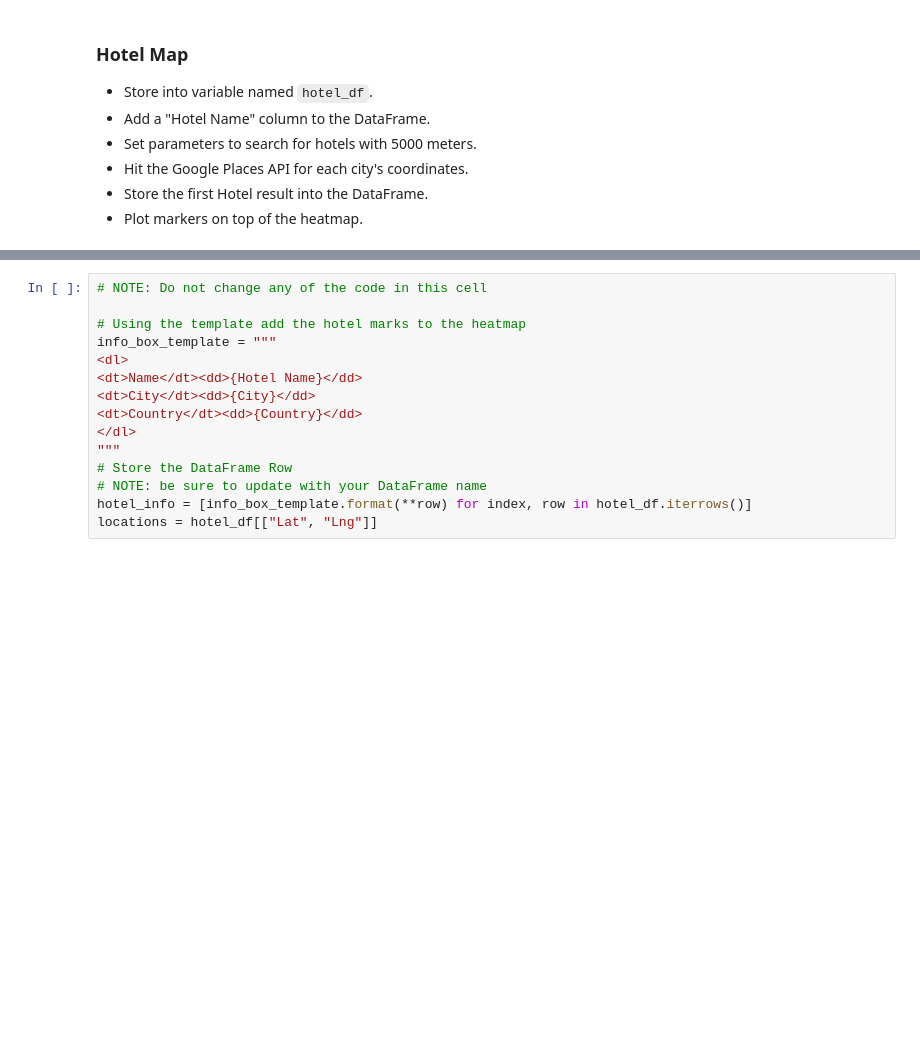
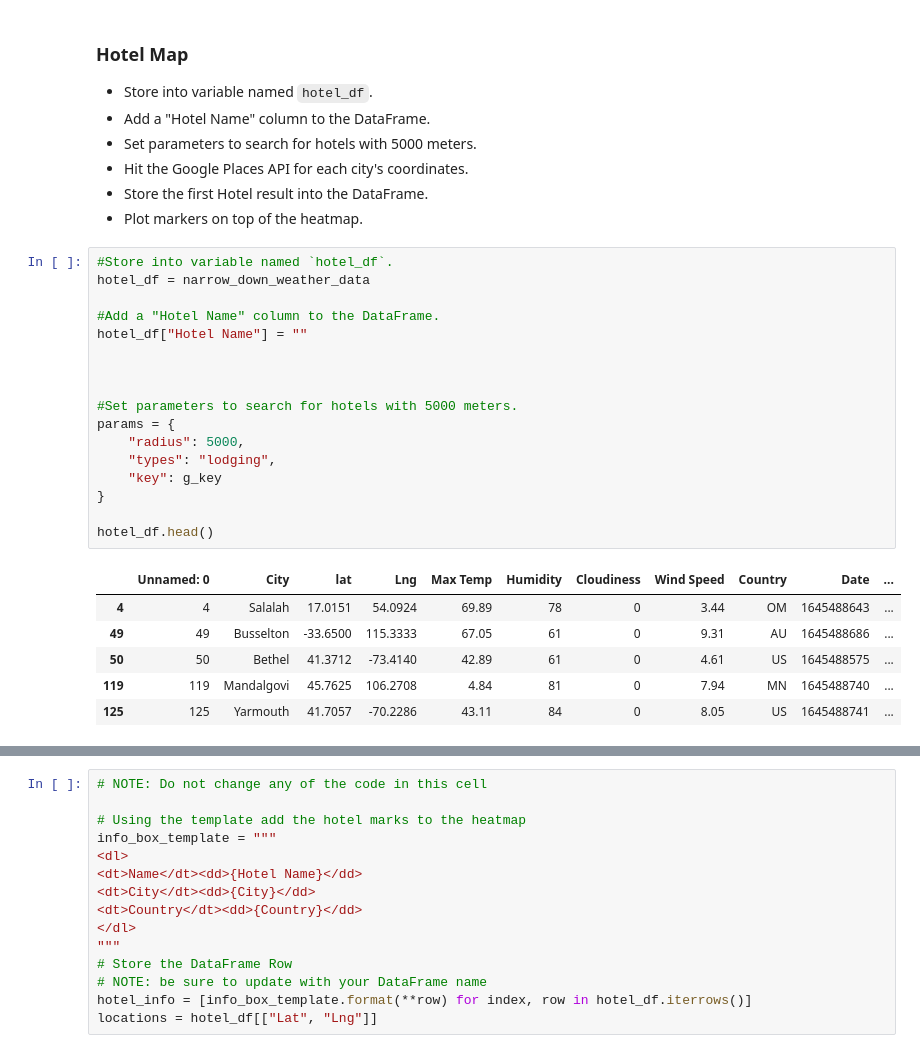
Before and after one commit to ranusuri/pythonapi-challenge, a Jupyter notebook: VacationPy/VacationPy.ipynb, the cells around one changed output, grey strips where cells are left out. Cells and saved outputs as stored; diff of their text form; blank space fills up the shorter version.

```diff
--- a/VacationPy/VacationPy.ipynb
+++ b/VacationPy/VacationPy.ipynb
@@ -107,3 +125,27 @@ weather_data
 * Hit the Google Places API for each city's coordinates.
 * Store the first Hotel result into the DataFrame.
 * Plot markers on top of the heatmap.
+# %%
+#Store into variable named `hotel_df`.
+hotel_df = narrow_down_weather_data
+
+#Add a "Hotel Name" column to the DataFrame.
+hotel_df["Hotel Name"] = ""
+
+
+
+#Set parameters to search for hotels with 5000 meters.
+params = {
+    "radius": 5000,
+    "types": "lodging",
+    "key": g_key
+}
+
+hotel_df.head()
+# %% [output]
+|  | Unnamed: 0 | City | lat | Lng | Max Temp | Humidity | Cloudiness | Wind Speed | Country | Date | ... |
+| 4 | 4 | Salalah | 17.0151 | 54.0924 | 69.89 | 78 | 0 | 3.44 | OM | 1645488643 | ... |
+| 49 | 49 | Busselton | -33.6500 | 115.3333 | 67.05 | 61 | 0 | 9.31 | AU | 1645488686 | ... |
+| 50 | 50 | Bethel | 41.3712 | -73.4140 | 42.89 | 61 | 0 | 4.61 | US | 1645488575 | ... |
+| 119 | 119 | Mandalgovi | 45.7625 | 106.2708 | 4.84 | 81 | 0 | 7.94 | MN | 1645488740 | ... |
+| 125 | 125 | Yarmouth | 41.7057 | -70.2286 | 43.11 | 84 | 0 | 8.05 | US | 1645488741 | ... |
```
Also changed, not shown: parts of 5 cells of this notebook, 1 other file.
